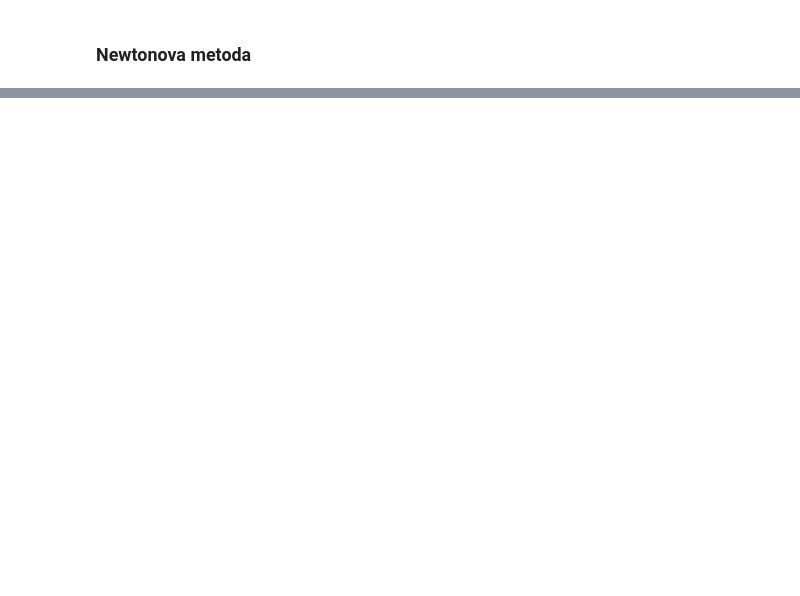
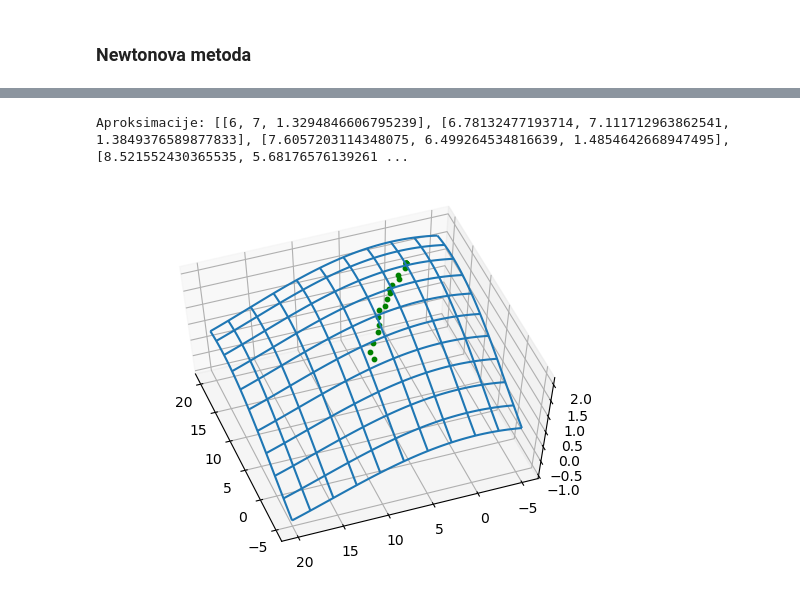
Before and after one commit to valental/MS, a Jupyter notebook: ekstremi_funkcija.ipynb, the cells around one changed output, grey strips where cells are left out. Saved outputs shown, nothing was run; the diff lists cells and outputs as text; code cells hidden in the pictures; blank space fills up the shorter version.

Commit message:
Dodan Hill Climbing.

```diff
--- a/ekstremi_funkcija.ipynb
+++ b/ekstremi_funkcija.ipynb
@@ -485,0 +493,47 @@ Aproksimacije: [[0.5, 2], [-0.33333333333333326, 0.0], [0.08333333333333331, 0.0
+# %%
+def hill_climbing(f,var,size,start,repeat):
+    random.seed()
+    temp = sp.lambdify(var,f)(start[0], start[1])
+    best = [start[0], start[1], temp]
+    lista = [best]
+    for i in range(repeat):
+        okolina = [ [best[0] + random.uniform(-1, 1), best[1] + random.uniform(-1, 1)] for i in range(size)]
+        values = [ sp.lambdify(var,f)(okolina[j][0], okolina[j][1]) for j in range(size) ]
+        #print(values)
+        temp = max(values)
+        if(temp > best[2]):
+            k = values.index(temp)
+            best = [ okolina[k][0], okolina[k][1], temp ]
+        lista.append(best)
+    return best, lista
+# %%
+x,y = sp.symbols('x y')
+def f(x,y):
+    return sp.sin(x/10) + sp.cos(y/10)
+fsp = f(x,y)
+aproks, history = hill_climbing(fsp, [x,y], 10, [6,7], 20)
+print("Aproksimacije:", history)
+
+for el in history:
+    el.extend([f(el[0],el[1])])
+
+x,y = sp.symbols('x y')
+def f(x,y):
+    return sp.log(1+x**2) + y**2
+
+%matplotlib agg
+fig = plt.figure()
+ax = fig.add_subplot(1, 1, 1, projection='3d')
+
+x, y = np.meshgrid(np.linspace(-5, 20), np.linspace(-5, 20))
+z = np.sin(x/10) + np.cos(y/10)
+
+ax.plot_wireframe(x, y, z, rstride=5, cstride=5)
+for el in history:  # Zbog buga ne radi kada koordinate stavim u listu, nešto tumači kao boju.
+    ax.scatter(el[0], el[1], el[2], s=10, c='g')
+ax.view_init(elev=60,azim=160)
+
+fig
+# %% [output]
+Aproksimacije: [[6, 7, 1.3294846606795239], [6.78132477193714, 7.111712963862541, 1.3849376589877833], [7.6057203114348075, 6.499264534816639, 1.4854642668947495], [8.521552430365535, 5.68176576139261 ...
+[figure, added]
```
Also changed, not shown: parts of 12 cells of this notebook.
